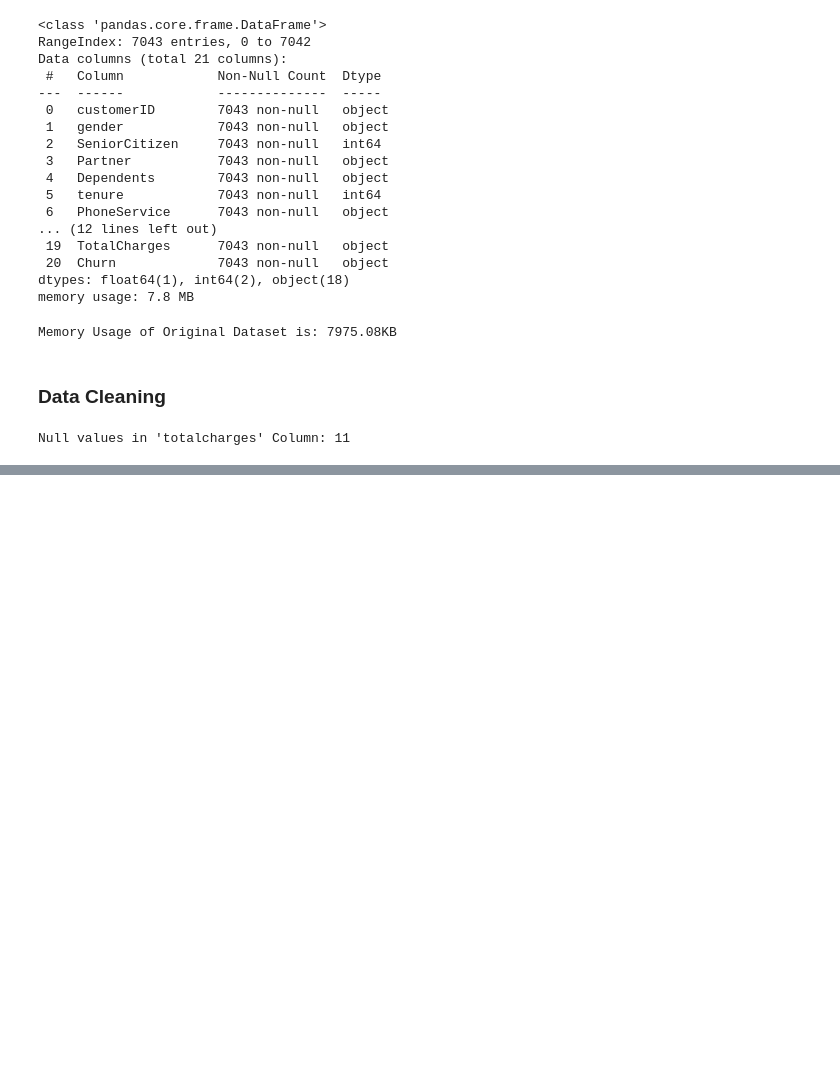
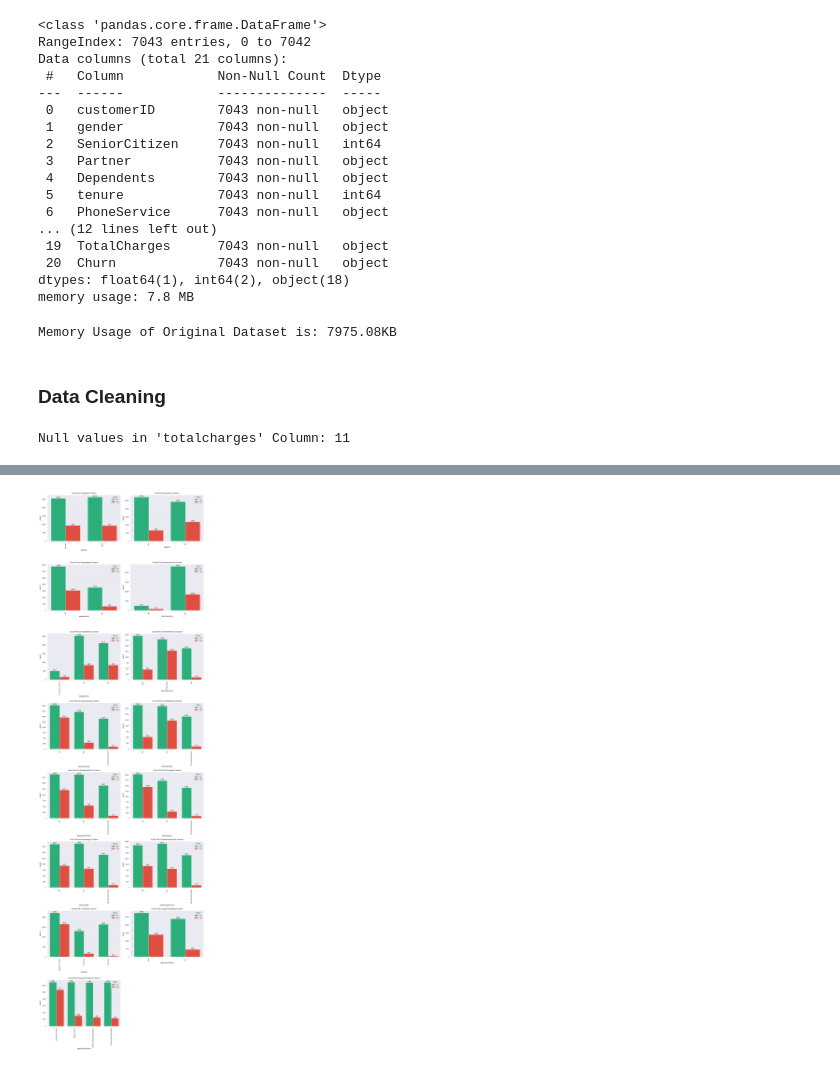
Before and after one commit to themrityunjaypathak/ChurnLabs, a Jupyter notebook: notebooks/01_eda.ipynb, the cells around one changed output, grey strips where cells are left out. Cells and saved outputs as stored; diff of their text form; code cells hidden in the pictures; blank space fills up the shorter version.

```diff
--- a/notebooks/01_eda.ipynb
+++ b/notebooks/01_eda.ipynb
@@ -97,0 +125,28 @@ Null values in 'totalcharges' Column: 11
+# %%
+# Count Plot of all Categorial Columns (With hue parameter as churn Class)
+cat_cols = [col for col in df.select_dtypes(include='object').columns if col != 'churn']
+
+n = len(cat_cols)
+
+cols = 2
+rows = math.ceil(n / cols)
+
+fig, axes = plt.subplots(nrows=rows, ncols=cols, figsize=(6 * cols, 5 * rows))
+axes = axes.flatten()
+
+for i, col in enumerate(cat_cols):
+    ax = axes[i]
+    sns.countplot(data=df, x=col, ax=axes[i], hue='churn', dodge=True, palette=['#16C47F', '#F93827'])
+    ax.set_title(f"Count Plot of {col} Column")
+    ax.tick_params(axis='x', rotation=90)
+
+    for container in ax.containers:
+        ax.bar_label(container, label_type='edge')
+
+for ax in axes[n:]:
+    ax.axis('off')
+
+plt.tight_layout()
+plt.show()
+# %% [output]
+[figure, added]
```
Also changed, not shown: parts of 2 cells of this notebook.
